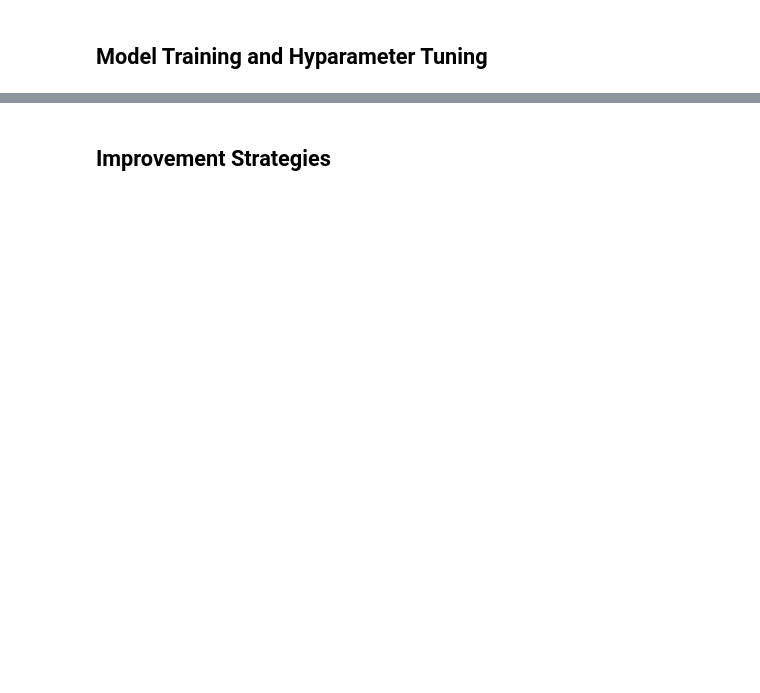
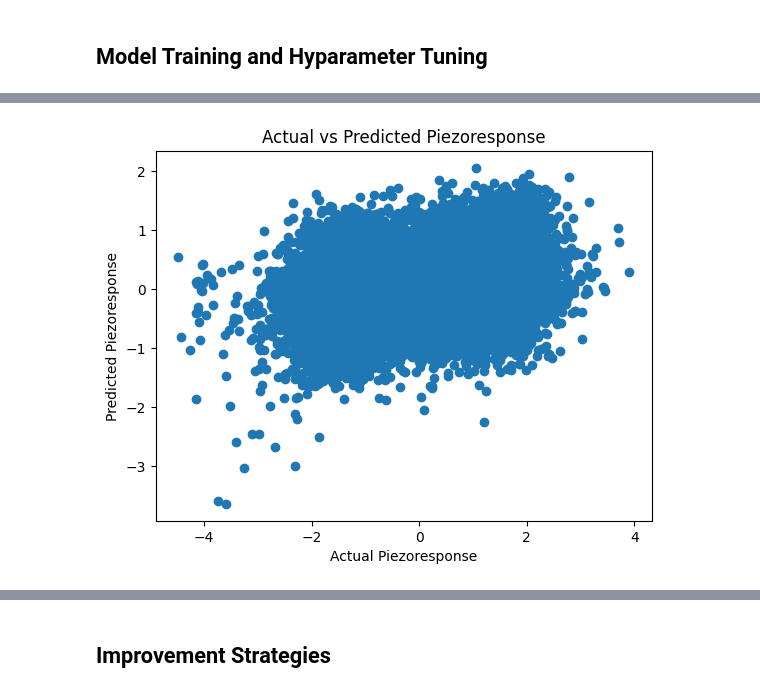
Before and after one commit to erinakin/BandExcitation_680TFinalProject, a Jupyter notebook: src/Machine_Learning.ipynb, the cells around one changed output, grey strips where cells are left out. Cells and saved outputs as stored; diff of their text form; code cells hidden in the pictures; blank space fills up the shorter version.

```diff
--- a/src/Machine_Learning.ipynb
+++ b/src/Machine_Learning.ipynb
@@ -526,2 +575,19 @@ Error:
 # %% [markdown]
 ## Model Training and Hyparameter Tuning
+# %%
+# Step 1: Prepare the Data
+features = np.stack([
+    normalized['amplitude'].flatten(),
+    normalized['phase'].flatten(),
+    normalized['resonance'].flatten(),
+    normalized['quality_factor'].flatten()
+], axis=-1)
+
+target = normalized['piezoresponse'].flatten()
+
+X_train, X_test, y_train, y_test = train_test_split(features, target, test_size=0.2, random_state=42)
+# %%
+
+# Step 2: Create and Train the Random Forest Regressor
+rf_model = RandomForestRegressor(n_estimators=30, random_state=42)
+rf_model.fit(X_train, y_train)
@@ -527,0 +596,8 @@ Error:
+# %%
+# Step 3: Evaluate the Model
+y_pred = rf_model.predict(X_test)
+mse = mean_squared_error(y_test, y_pred)
+r2 = r2_score(y_test, y_pred)
+
+print(f"Mean Squared Error: {mse}")
+print(f"R-squared: {r2}")
@@ -527,0 +611,11 @@ Error:
+# %%
+
+# Step 4: Visualization (Optional)
+# You can visualize the predicted vs actual values if you want
+plt.scatter(y_test, y_pred)
+plt.xlabel("Actual Piezoresponse")
+plt.ylabel("Predicted Piezoresponse")
+plt.title("Actual vs Predicted Piezoresponse")
+plt.show()
+# %% [output]
+[figure, added]
```
Also changed, not shown: parts of 16 cells of this notebook, 1 other file.
